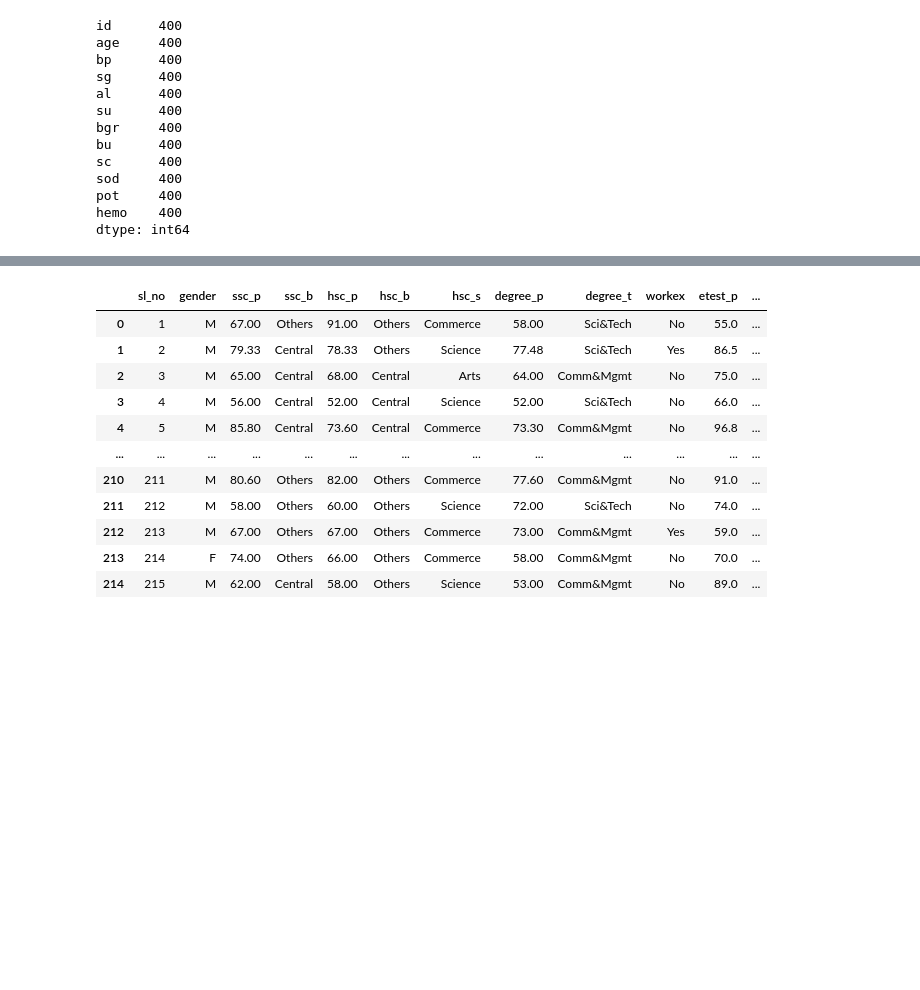
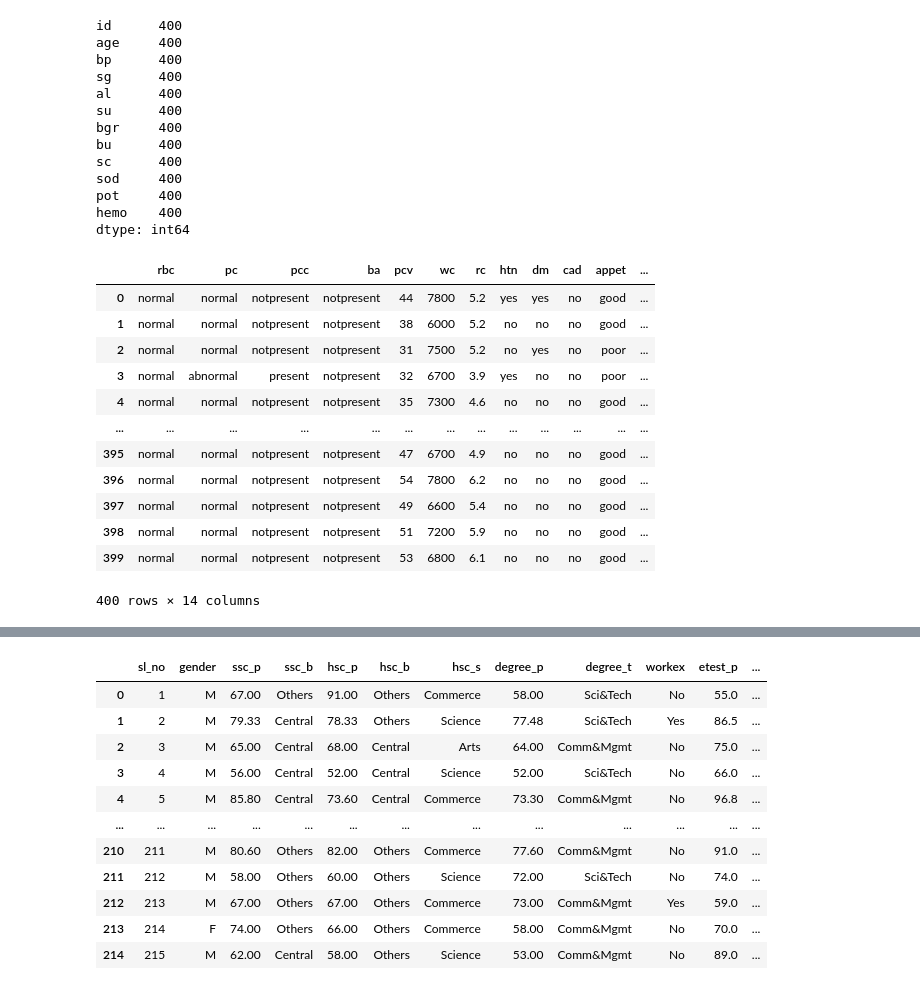
Before and after one commit to sathishgrace20/Data-Science, a Jupyter notebook: Preprocess.ipynb, the cells around one changed output, grey strips where cells are left out. Drawn from its saved outputs; the diff is of its cells as text; code cells hidden in the pictures; blank space fills up the shorter version.

```diff
--- a/Preprocess.ipynb
+++ b/Preprocess.ipynb
@@ -163,3 +207,39 @@ sod     400
 pot     400
 hemo    400
 dtype: int64
+# %%
+from sklearn.impute import SimpleImputer
+imp = SimpleImputer(missing_values=np.nan, strategy='most_frequent')
+imp.fit(dataset1[qual])
+dataset2=imp.transform(dataset1[qual])
+# %%
+pt1=pd.DataFrame(dataset2[:],columns=['rbc',
+ 'pc',
+ 'pcc',
+ 'ba',
+ 'pcv',
+ 'wc',
+ 'rc',
+ 'htn',
+ 'dm',
+ 'cad',
+ 'appet',
+ 'pe',
+ 'ane',
+ 'classification'])
+# %%
+pt1
+# %% [output]
+|  | rbc | pc | pcc | ba | pcv | wc | rc | htn | dm | cad | appet | ... |
+| 0 | normal | normal | notpresent | notpresent | 44 | 7800 | 5.2 | yes | yes | no | good | ... |
+| 1 | normal | normal | notpresent | notpresent | 38 | 6000 | 5.2 | no | no | no | good | ... |
+| 2 | normal | normal | notpresent | notpresent | 31 | 7500 | 5.2 | no | yes | no | poor | ... |
+| 3 | normal | abnormal | present | notpresent | 32 | 6700 | 3.9 | yes | no | no | poor | ... |
+| 4 | normal | normal | notpresent | notpresent | 35 | 7300 | 4.6 | no | no | no | good | ... |
+| ... | ... | ... | ... | ... | ... | ... | ... | ... | ... | ... | ... | ... |
+| 395 | normal | normal | notpresent | notpresent | 47 | 6700 | 4.9 | no | no | no | good | ... |
+| 396 | normal | normal | notpresent | notpresent | 54 | 7800 | 6.2 | no | no | no | good | ... |
+| 397 | normal | normal | notpresent | notpresent | 49 | 6600 | 5.4 | no | no | no | good | ... |
+| 398 | normal | normal | notpresent | notpresent | 51 | 7200 | 5.9 | no | no | no | good | ... |
+| 399 | normal | normal | notpresent | notpresent | 53 | 6800 | 6.1 | no | no | no | good | ... |
+400 rows × 14 columns
```
Also changed, not shown: parts of 6 cells of this notebook.
